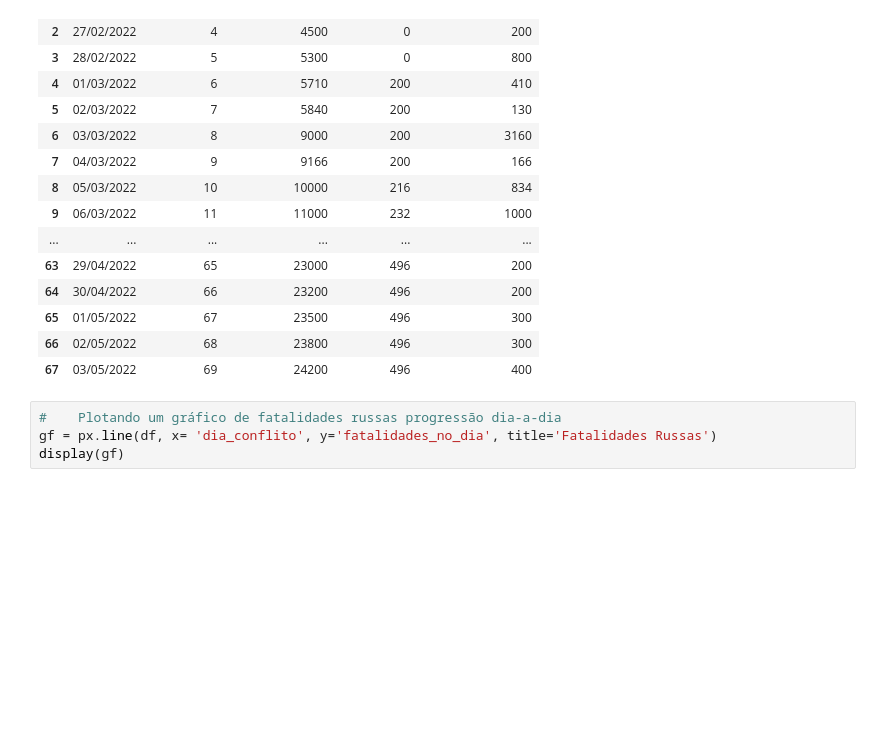
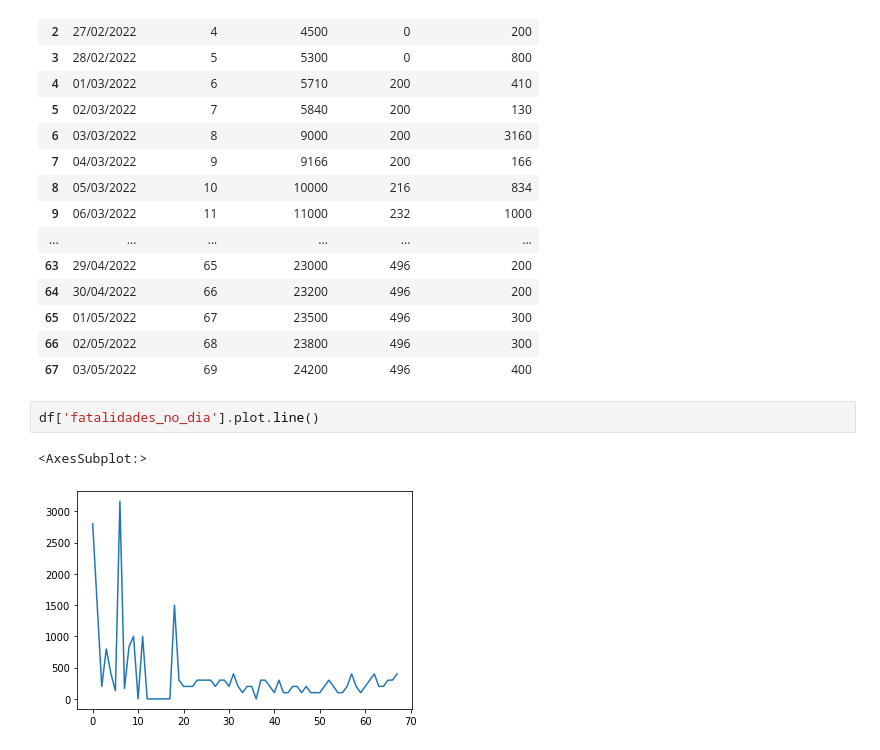
Before and after one commit to kauebr/Guerra-Russia-Ucrania-2022, a Jupyter notebook: Análise/analise.ipynb, the cells around one changed output. Drawn from its saved outputs; the diff is of its cells as text; blank space fills up the shorter version.

Commit message:
testando se gráfico vai aparecer

```diff
--- a/Análise/analise.ipynb
+++ b/Análise/analise.ipynb
@@ -118,7 +121,8 @@ display(df)
 | 65 | 01/05/2022 | 67 | 23500 | 496 | 300 |
 | 66 | 02/05/2022 | 68 | 23800 | 496 | 300 |
 | 67 | 03/05/2022 | 69 | 24200 | 496 | 400 |
-# %%
-#    Plotando um gráfico de fatalidades russas progressão dia-a-dia
-gf = px.line(df, x= 'dia_conflito', y='fatalidades_no_dia', title='Fatalidades Russas')
-display(gf)
+# %%
+df['fatalidades_no_dia'].plot.line()
+# %% [output]
+<AxesSubplot:>
+[figure, added]
```
Also changed, not shown: parts of 1 cell of this notebook.
